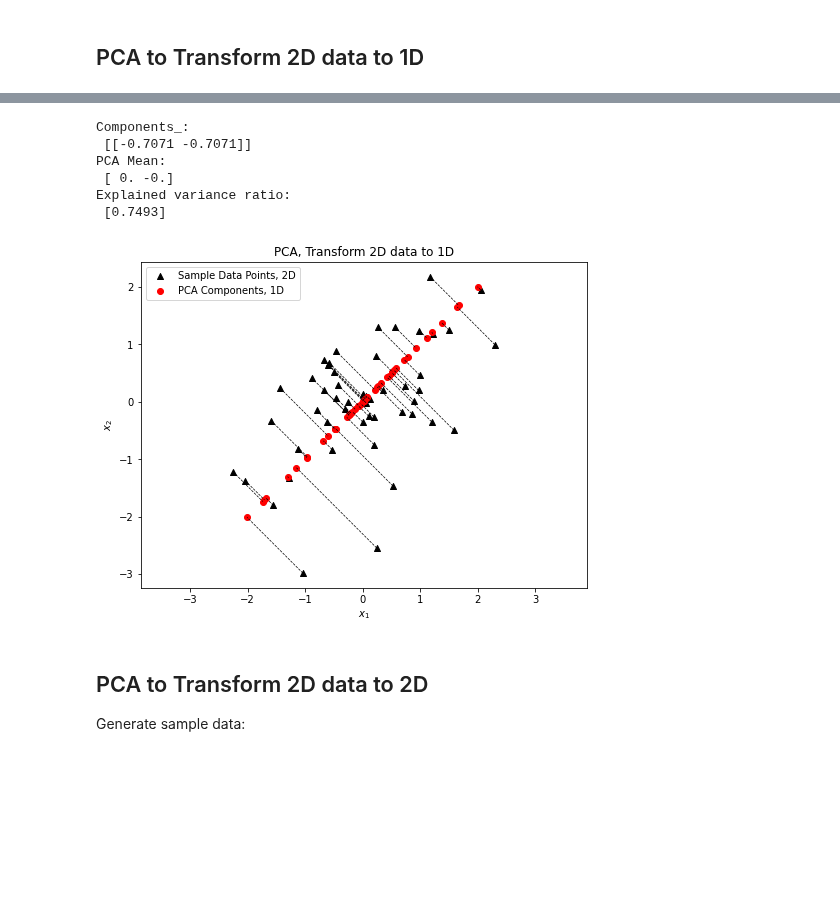
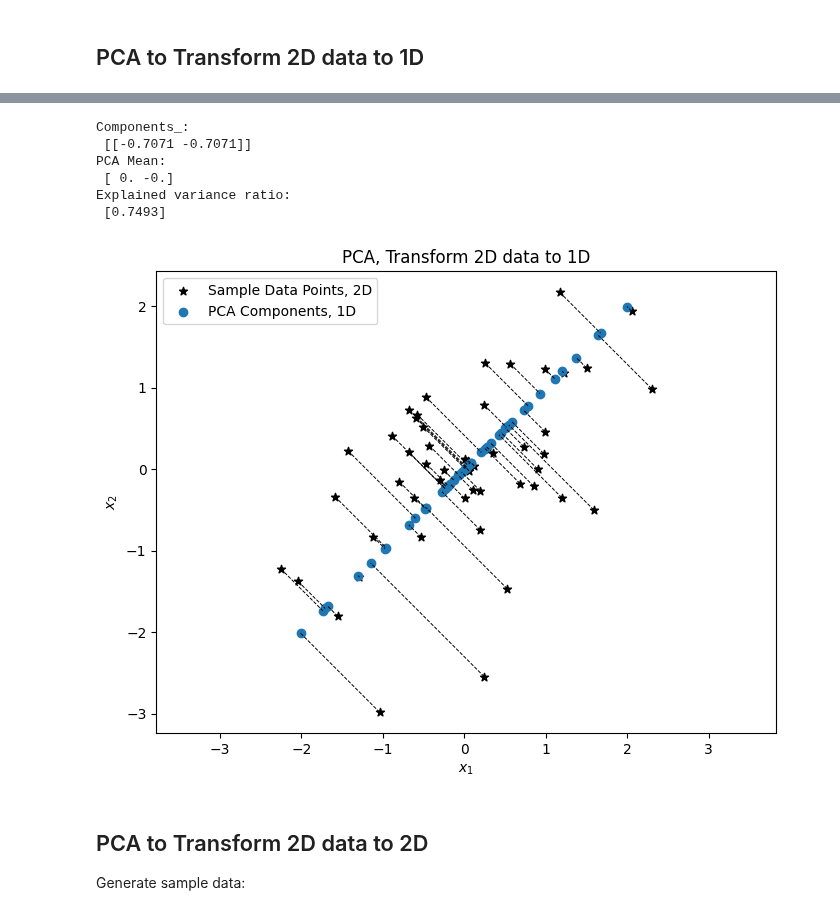
Before and after one commit to jchen8000/MLDLWithPython, a Jupyter notebook: 4_05_Principal_Component_Analysis/PCA_Introduction.ipynb, the cells around one changed output, grey strips where cells are left out. Drawn from its saved outputs; the diff is of its cells as text; code cells hidden in the pictures; blank space fills up the shorter version.

```diff
--- a/4_05_Principal_Component_Analysis/PCA_Introduction.ipynb
+++ b/4_05_Principal_Component_Analysis/PCA_Introduction.ipynb
@@ -32,33 +32,33 @@ X_reverse = pca.inverse_transform(X_pca)
 # %%
 pca = decomposition.PCA(n_components=1)
 X_pca = pca.fit_transform(X)
 X_reverse = pca.inverse_transform(X_pca)
 
 np.set_printoptions(suppress=True, precision=4)
 print("Components_:\n", pca.components_)
 print("PCA Mean:\n", pca.mean_)
 print("Explained variance ratio:\n",
                 pca.explained_variance_ratio_ )
 
 plt.figure(1, figsize=(8,6))
-plt.scatter(X[:, 0], X[:, 1], c='k', marker='^', label='Sample Data Points, 2D')
-plt.scatter(X_reverse[:, 0], X_reverse[:, 1], label='PCA Components, 1D', c='r')
+plt.scatter(X[:, 0], X[:, 1], c='k', marker='*', label='Sample Data Points, 2D')
+plt.scatter(X_reverse[:, 0], X_reverse[:, 1], label='PCA Components, 1D', c='tab:blue')
 [plt.plot([X[i, 0], X_reverse[i, 0]], [X[i, 1], X_reverse[i, 1]], c='k', linestyle='--', linewidth=0.7 ) for i in range(X.shape[0])]
 plt.axis('equal')
 plt.xlabel(r'$x_1$')
 plt.ylabel(r'$x_2$')
 plt.title('PCA, Transform 2D data to 1D')
 plt.legend(loc='best')
 plt.savefig("pca_introduction_1.svg", format="svg", transparent=True, bbox_inches='tight')
 plt.show()
 # %% [output]
 Components_:
  [[-0.7071 -0.7071]]
 PCA Mean:
  [ 0. -0.]
 Explained variance ratio:
  [0.7493]
-[figure, old version]
+[figure, new version]
 # %% [markdown]
 ## PCA to Transform 2D data to 2D
 
```
Also changed, not shown: parts of 5 cells of this notebook.
